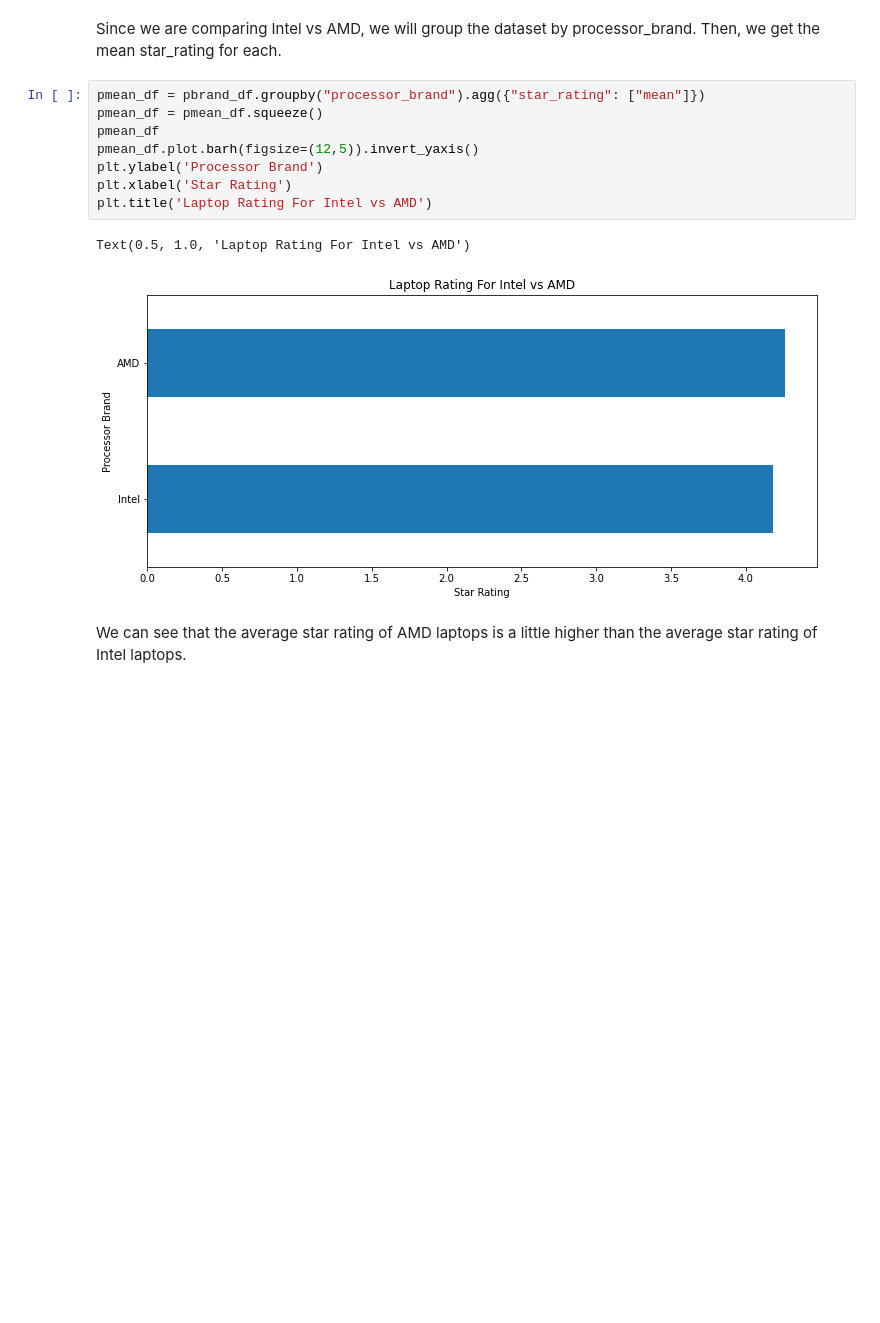
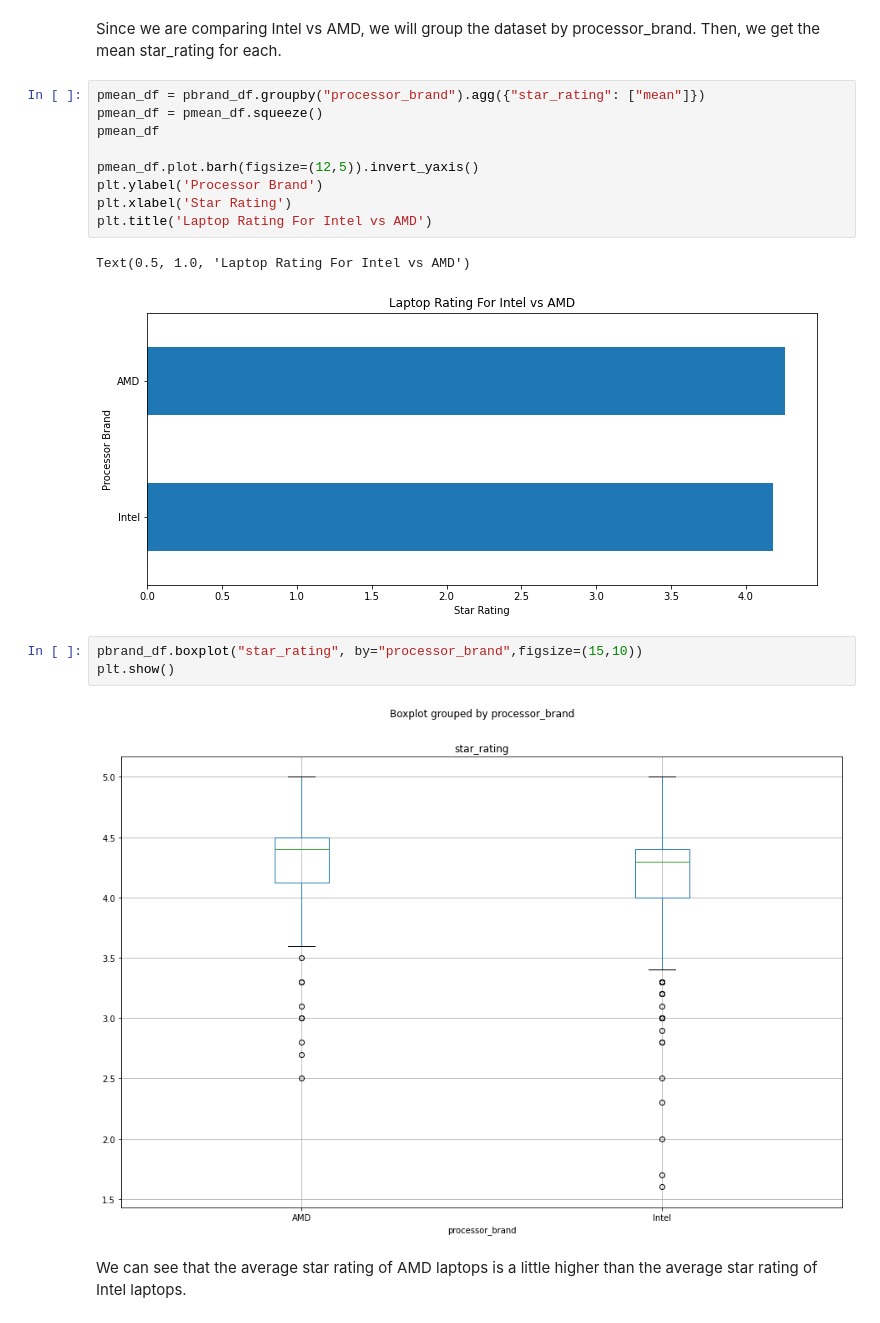
Before and after one commit to AureliusLim/csmodel-phase1, a Jupyter notebook: main_notebook.ipynb, the cells around one changed output. Cells and saved outputs as stored; diff of their text form; blank space fills up the shorter version.

```diff
--- a/main_notebook.ipynb
+++ b/main_notebook.ipynb
@@ -304,6 +304,7 @@ Since we are comparing Intel vs AMD, we will group the dataset by processor_bran
 pmean_df = pbrand_df.groupby("processor_brand").agg({"star_rating": ["mean"]})
 pmean_df = pmean_df.squeeze()
 pmean_df
+
 pmean_df.plot.barh(figsize=(12,5)).invert_yaxis()
 plt.ylabel('Processor Brand')
 plt.xlabel('Star Rating')
@@ -311,6 +312,11 @@ plt.title('Laptop Rating For Intel vs AMD')
 # %% [output]
 Text(0.5, 1.0, 'Laptop Rating For Intel vs AMD')
 [figure]
+# %%
+pbrand_df.boxplot("star_rating", by="processor_brand",figsize=(15,10))
+plt.show()
+# %% [output]
+[figure, added]
 # %% [markdown]
 We can see that the average star rating of AMD laptops is a little higher than the average star rating of Intel laptops.
 # %% [markdown]
```
Also changed, not shown: parts of 1 cell of this notebook.
